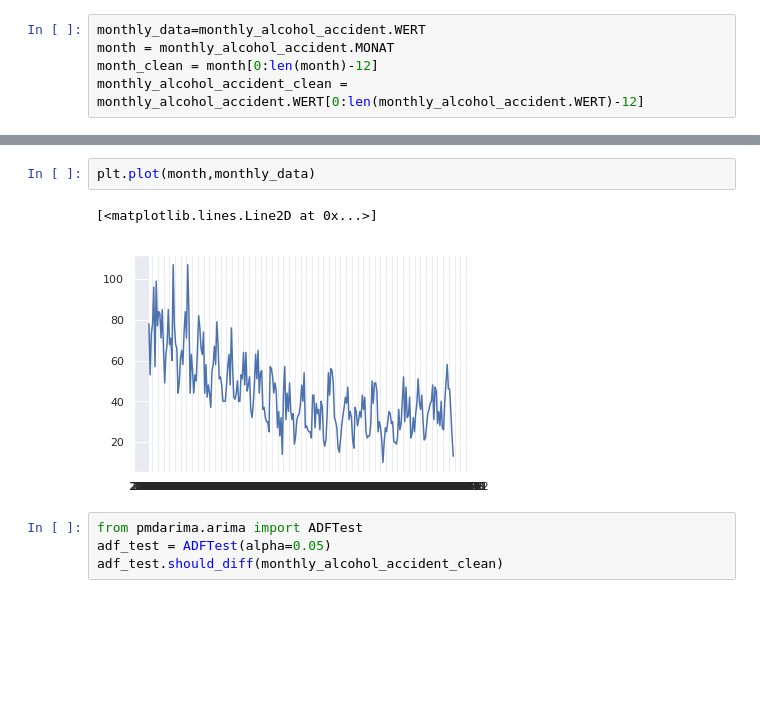
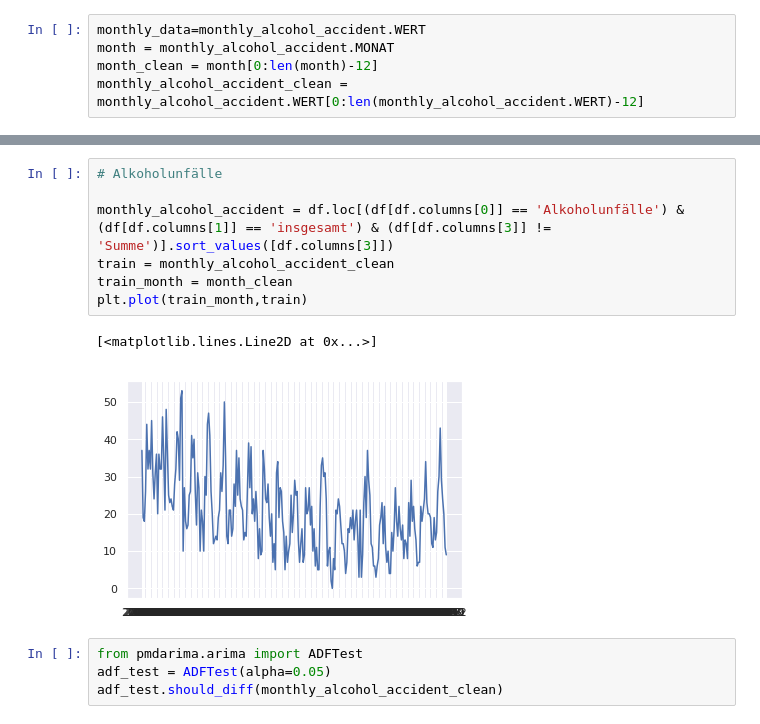
Before and after one commit to cagaraza/DPS2021, a Jupyter notebook: Data Exploration and Modeling Workbook.ipynb, the cells around one changed output, grey strips where cells are left out. Saved outputs shown, nothing was run; the diff lists cells and outputs as text; blank space fills up the shorter version.

```diff
--- a/Data Exploration and Modeling Workbook.ipynb
+++ b/Data Exploration and Modeling Workbook.ipynb
@@ -369,8 +323,13 @@ train and test split of time-series data ~70/30 ratio
-# %%
-plt.plot(month,monthly_data)
-# %% [output]
-[<matplotlib.lines.Line2D at 0x...>]
-[figure, removed]
+# %%
+# Alkoholunfälle
+
+monthly_alcohol_accident = df.loc[(df[df.columns[0]] == 'Alkoholunfälle') & (df[df.columns[1]] == 'insgesamt') & (df[df.columns[3]] != 'Summe')].sort_values([df.columns[3]])
+train = monthly_alcohol_accident_clean
+train_month = month_clean
+plt.plot(train_month,train)
+# %% [output]
+[<matplotlib.lines.Line2D at 0x...>]
+[figure, added]
 # %%
 from pmdarima.arima import ADFTest
 adf_test = ADFTest(alpha=0.05)
```
Also changed, not shown: parts of 30 cells of this notebook, 16 other files.
